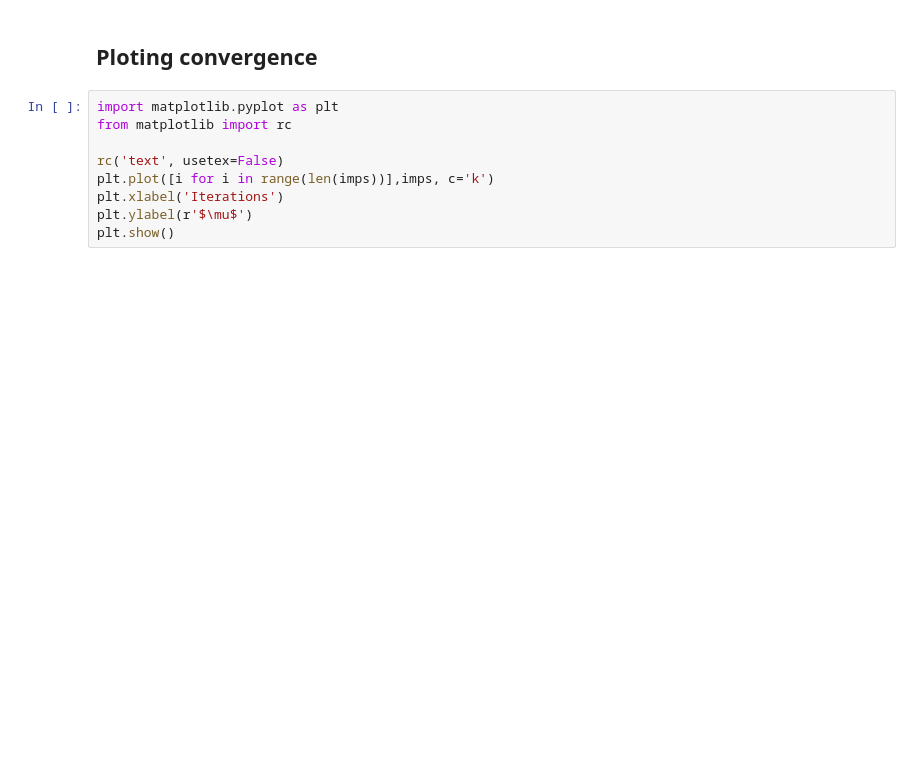
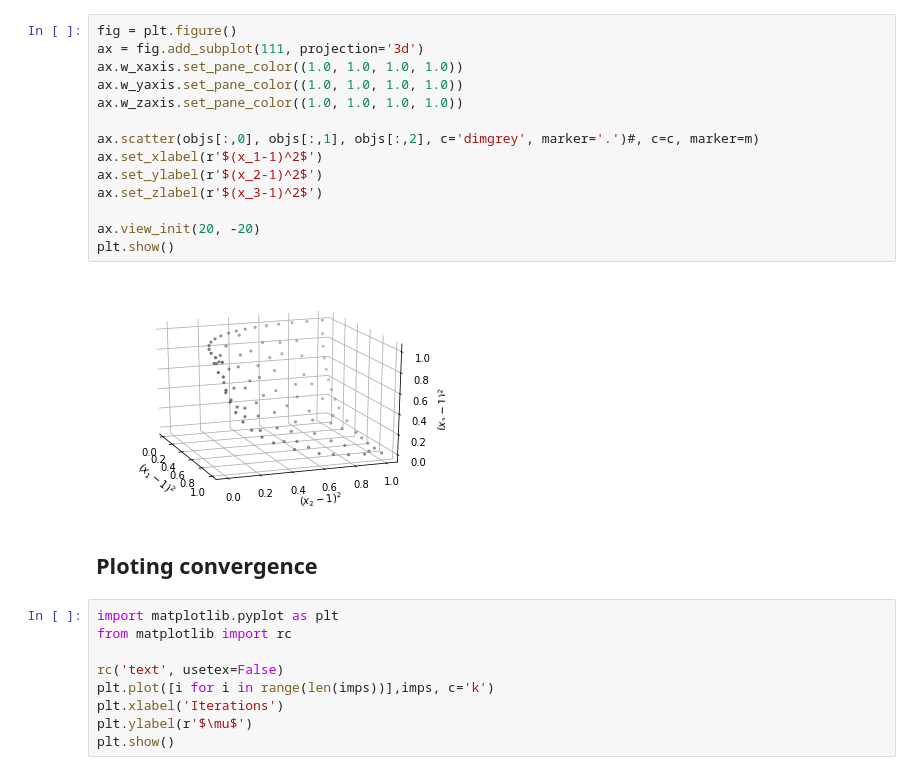
Before and after one commit to marcosmrai/moo_experiments, a Jupyter notebook: xsquared.ipynb, the cells around one changed output. Cells and saved outputs as stored; diff of their text form; blank space fills up the shorter version.

```diff
--- a/xsquared.ipynb
+++ b/xsquared.ipynb
@@ -69,3 +70,19 @@ plt.savefig('plots/xsquared_front2.pdf', transparent=True, bbox_inches='tight',
+# %%
+fig = plt.figure()
+ax = fig.add_subplot(111, projection='3d')
+ax.w_xaxis.set_pane_color((1.0, 1.0, 1.0, 1.0))
+ax.w_yaxis.set_pane_color((1.0, 1.0, 1.0, 1.0))
+ax.w_zaxis.set_pane_color((1.0, 1.0, 1.0, 1.0))
+
+ax.scatter(objs[:,0], objs[:,1], objs[:,2], c='dimgrey', marker='.')#, c=c, marker=m)
+ax.set_xlabel(r'$(x_1-1)^2$')
+ax.set_ylabel(r'$(x_2-1)^2$')
+ax.set_zlabel(r'$(x_3-1)^2$')
+
+ax.view_init(20, -20)
+plt.show()
+# %% [output]
+[figure, added]
 # %% [markdown]
 ## Ploting convergence
 # %%
```
Also changed, not shown: parts of 14 cells of this notebook, 17 other files.
